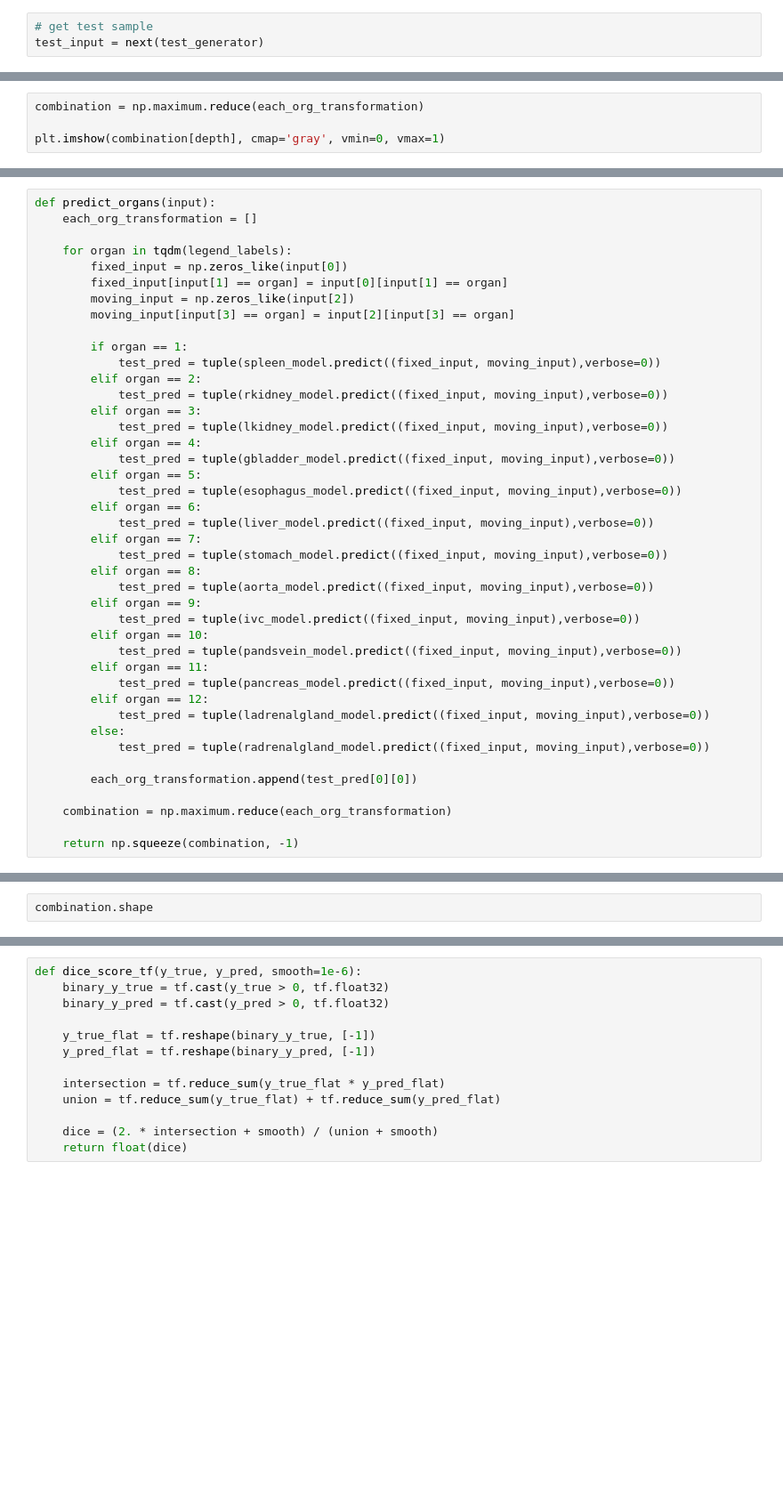
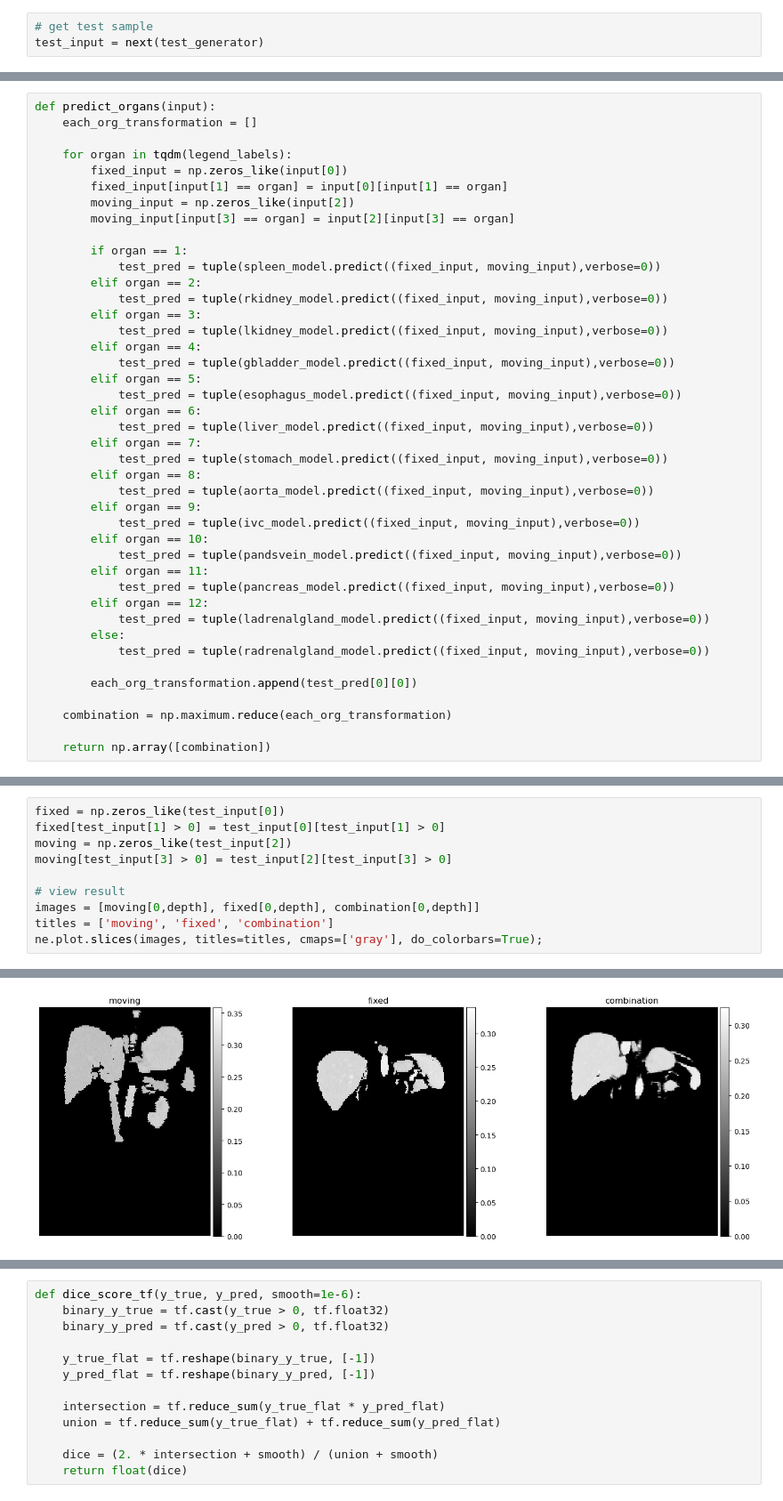
Before and after one commit to tdiepenb/MedicalImageRegistration, a Jupyter notebook: AbdomenCTCT/AbdomenCTCT_single_organ_combination_test.ipynb, the cells around one changed output, grey strips where cells are left out. Shown at 89% size. Cells and saved outputs as stored; diff of their text form; blank space fills up the shorter version.

Commit message:
output in combination test

```diff
--- a/AbdomenCTCT/AbdomenCTCT_single_organ_combination_test.ipynb
+++ b/AbdomenCTCT/AbdomenCTCT_single_organ_combination_test.ipynb
@@ -320,4 +207,0 @@ ax[1, 6].axis('off')
-# %%
-combination = np.maximum.reduce(each_org_transformation)
-
-plt.imshow(combination[depth], cmap='gray', vmin=0, vmax=1)
@@ -365,6 +246,6 @@ def predict_organs(input):
 
     combination = np.maximum.reduce(each_org_transformation)
 
-    return np.squeeze(combination, -1)
+    return np.array([combination])
 # %%
 combination = predict_organs(test_input)
@@ -376,3 +252,11 @@ plt.imshow(combination[depth], cmap='gray', vmin=0, vmax=1)
 # %%
-combination.shape
+fixed = np.zeros_like(test_input[0])
+fixed[test_input[1] > 0] = test_input[0][test_input[1] > 0]
+moving = np.zeros_like(test_input[2])
+moving[test_input[3] > 0] = test_input[2][test_input[3] > 0]
+
+# view result
+images = [moving[0,depth], fixed[0,depth], combination[0,depth]]
+titles = ['moving', 'fixed', 'combination']
+ne.plot.slices(images, titles=titles, cmaps=['gray'], do_colorbars=True);
 # %% [output]
@@ -379,0 +263 @@ combination.shape
+[figure, added]
```
Also changed, not shown: parts of 19 cells of this notebook.
